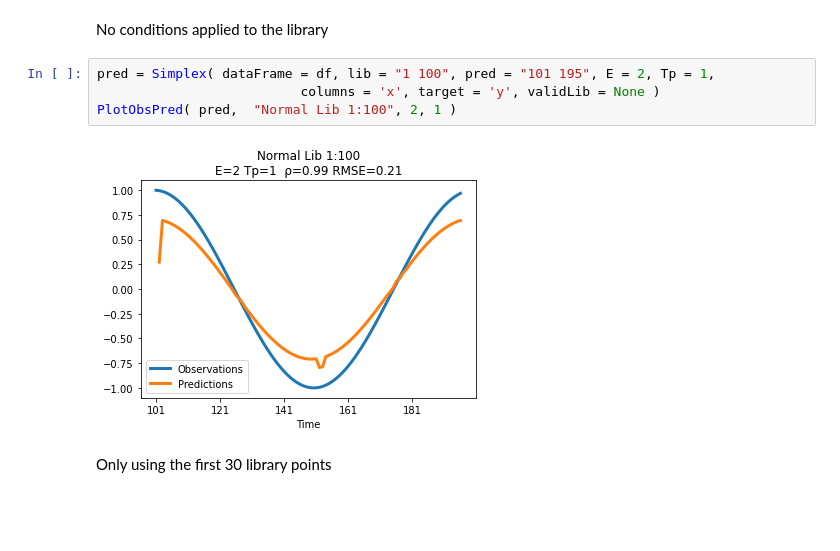
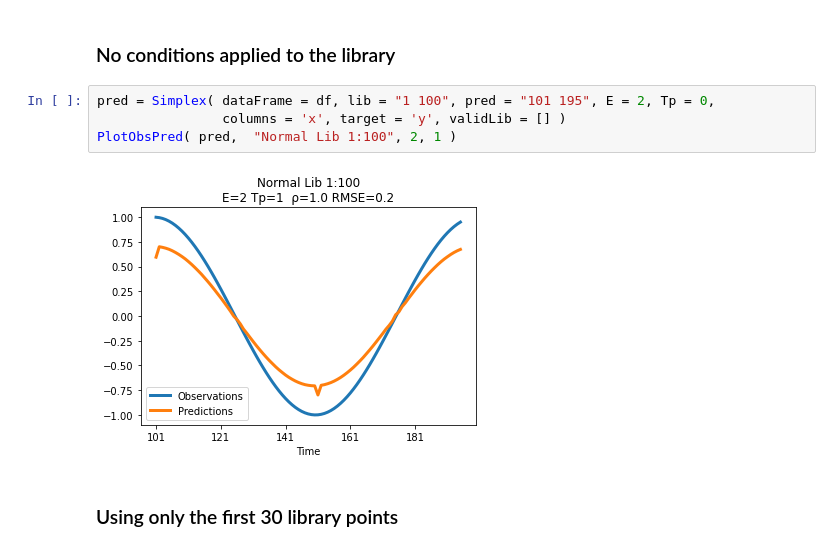
Before and after one commit to SugiharaLab/EDM_Documentation, a Jupyter notebook: docs/cond_emb_demo.ipynb, the cells around one changed output. Saved outputs shown, nothing was run; the diff lists cells and outputs as text; blank space fills up the shorter version.

```diff
--- a/docs/cond_emb_demo.ipynb
+++ b/docs/cond_emb_demo.ipynb
@@ -12,11 +19,11 @@ df = sampleData["circle"]
 # %% [markdown]
- No conditions applied to the library
+ ### No conditions applied to the library
 # %%
-pred = Simplex( dataFrame = df, lib = "1 100", pred = "101 195", E = 2, Tp = 1,
-                          columns = 'x', target = 'y', validLib = None )
+pred = Simplex( dataFrame = df, lib = "1 100", pred = "101 195", E = 2, Tp = 0,
+                columns = 'x', target = 'y', validLib = [] )
 PlotObsPred( pred,  "Normal Lib 1:100", 2, 1 )
 # %% [output]
-[figure, old version]
+[figure, new version]
 # %% [markdown]
-Only using the first 30 library points
+### Using only the first 30 library points
 # %%
```
Also changed, not shown: parts of 6 cells of this notebook, 5 other files.
